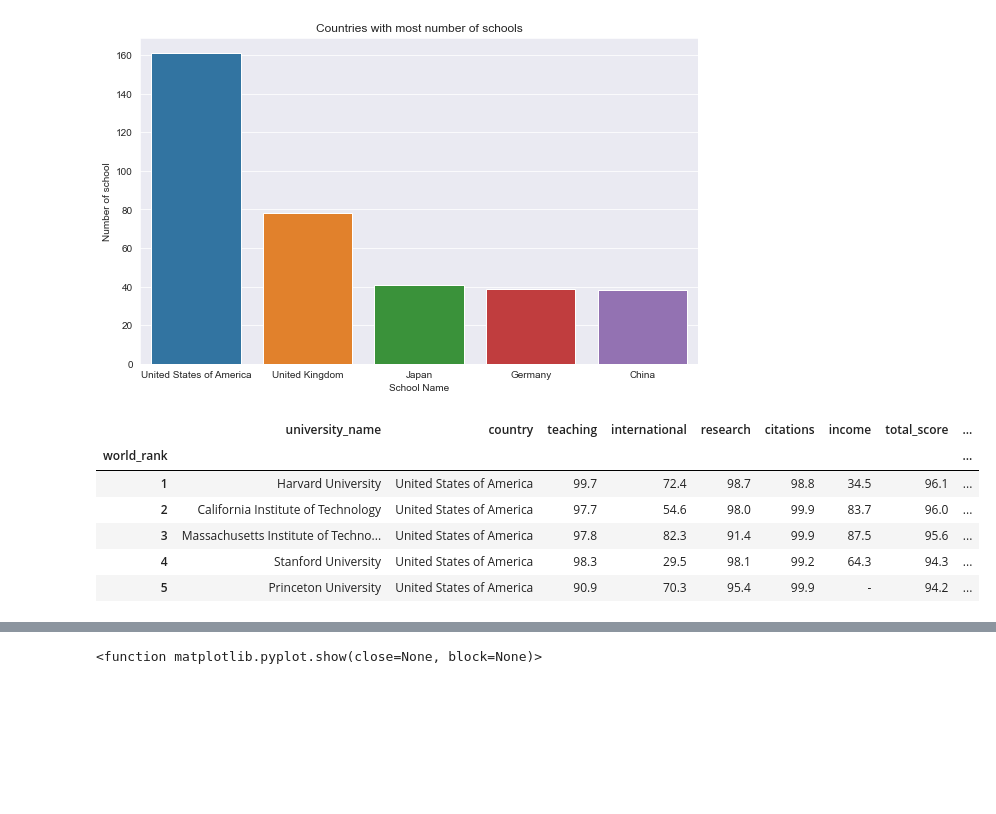
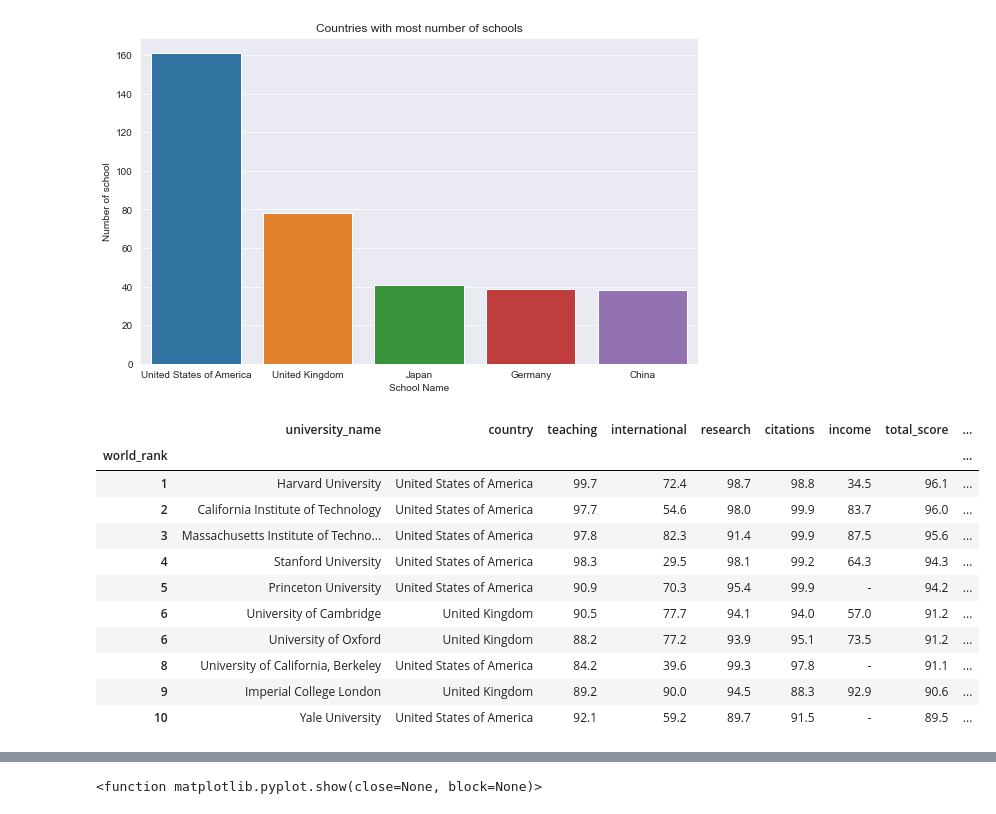
Before and after one commit to candi-date/World-University-Rankings-Project, a Jupyter notebook: World University Rankings Project updated.ipynb, the cells around one changed output, grey strips where cells are left out. Saved outputs shown, nothing was run; the diff lists cells and outputs as text; code cells hidden in the pictures; blank space fills up the shorter version.

```diff
--- a/World University Rankings Project updated.ipynb
+++ b/World University Rankings Project updated.ipynb
@@ -42,14 +47,20 @@ plt.show
 <function matplotlib.pyplot.show(close=None, block=None)>
 [figure]
 # %%
+# init database timesData.csv
 times  = pd.read_csv('D:\ME\World Universities Rankings/timesData.csv', index_col='world_rank')
-times.head()
+times.head(10) # showing the 10 rows
 # %% [output]
 |  | university_name | country | teaching | international | research | citations | income | total_score | ... |
 | world_rank |  |  |  |  |  |  |  |  | ... |
 | 1 | Harvard University | United States of America | 99.7 | 72.4 | 98.7 | 98.8 | 34.5 | 96.1 | ... |
 | 2 | California Institute of Technology | United States of America | 97.7 | 54.6 | 98.0 | 99.9 | 83.7 | 96.0 | ... |
 | 3 | Massachusetts Institute of Techno... | United States of America | 97.8 | 82.3 | 91.4 | 99.9 | 87.5 | 95.6 | ... |
 | 4 | Stanford University | United States of America | 98.3 | 29.5 | 98.1 | 99.2 | 64.3 | 94.3 | ... |
 | 5 | Princeton University | United States of America | 90.9 | 70.3 | 95.4 | 99.9 | - | 94.2 | ... |
+| 6 | University of Cambridge | United Kingdom | 90.5 | 77.7 | 94.1 | 94.0 | 57.0 | 91.2 | ... |
+| 6 | University of Oxford | United Kingdom | 88.2 | 77.2 | 93.9 | 95.1 | 73.5 | 91.2 | ... |
+| 8 | University of California, Berkeley | United States of America | 84.2 | 39.6 | 99.3 | 97.8 | - | 91.1 | ... |
+| 9 | Imperial College London | United Kingdom | 89.2 | 90.0 | 94.5 | 88.3 | 92.9 | 90.6 | ... |
+| 10 | Yale University | United States of America | 92.1 | 59.2 | 89.7 | 91.5 | - | 89.5 | ... |
 # %%
```
Also changed, not shown: parts of 28 cells of this notebook.
